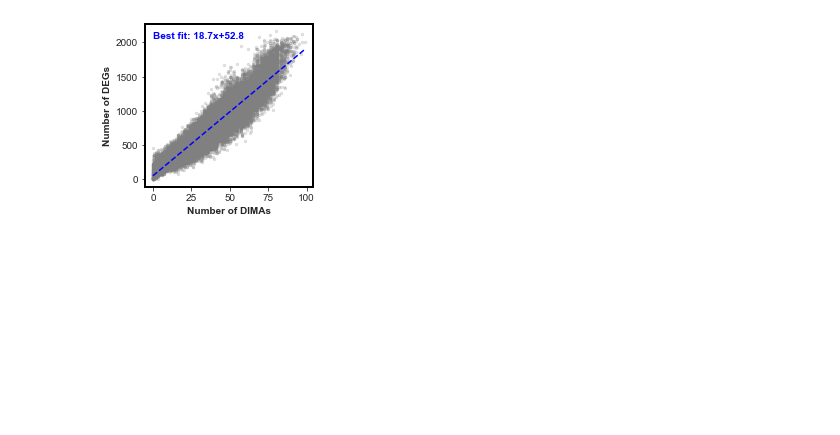
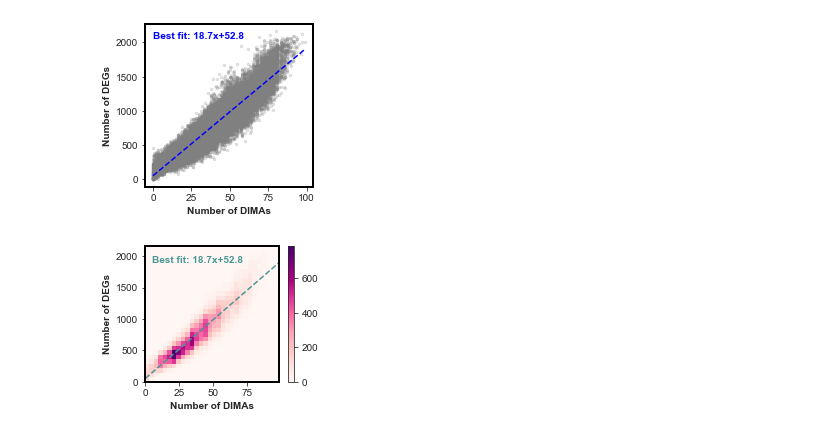
Before and after one commit to SBRG/precise2, a Jupyter notebook: notebooks/figure3_DIMA_and_figure4_ygev.ipynb, the cells around one changed output. Drawn from its saved outputs; the diff is of its cells as text; code cells hidden in the pictures; blank space fills up the shorter version.

Commit message:
heat scatter for figure 3

```diff
--- a/notebooks/figure3_DIMA_and_figure4_ygev.ipynb
+++ b/notebooks/figure3_DIMA_and_figure4_ygev.ipynb
@@ -757,3 +480,36 @@ ax.set_ylabel('Number of DEGs', fontweight ='bold' )
 plt.savefig('./fig3/degs_versus_dima.pdf', dpi = 600, bbox_inches = 'tight')
 # %% [output]
 [figure]
+# %%
+# heat version
+
+fig, ax = plt.subplots(figsize=(3,2.5))
+
+y=df_com["Number of DEGs"]
+x=df_com["Number of DIMAs"]
+
+# code from https://stackoverflow.com/questions/2369492/generate-a-heatmap-in-matplotlib-using-a-scatter-data-set
+heatmap, xedges, yedges = np.histogram2d(x, y, bins=(30,30))
+extent = [xedges[0], xedges[-1], yedges[0], yedges[-1]]
+scatterheat = ax.imshow(heatmap.T, extent=extent, origin='lower',
+                        aspect='auto', cmap='RdPu')
+plt.colorbar(scatterheat)
+
+# best fit line
+m, b = np.polyfit(x, y, 1)
+ax.plot(np.unique(x), np.poly1d(np.polyfit(x, y, 1))(np.unique(x)),
+        ls = '--', color='#4a9696')
+ax.text(5,1900, 'Best fit: '+str(round(m,1))+'x+'+str(round(b,1)),
+        fontweight ='bold', color='#4a9696')
+
+#format
+ax.spines['top'].set_color('0'); ax.spines['bottom'].set_color('0')
+ax.spines['left'].set_color('0'); ax.spines['right'].set_color('0')
+ax.spines['top'].set_linewidth(2); ax.spines['bottom'].set_linewidth(2)
+ax.spines['left'].set_linewidth(2); ax.spines['right'].set_linewidth(2)
+
+ax.set_xlabel('Number of DIMAs', fontweight ='bold')
+ax.set_ylabel('Number of DEGs', fontweight ='bold' )
+plt.savefig('./fig3/degs_versus_dima.pdf', dpi = 600, bbox_inches = 'tight')
+# %% [output]
+[figure, added]
```
Also changed, not shown: parts of 15 cells of this notebook, 4 other files.
